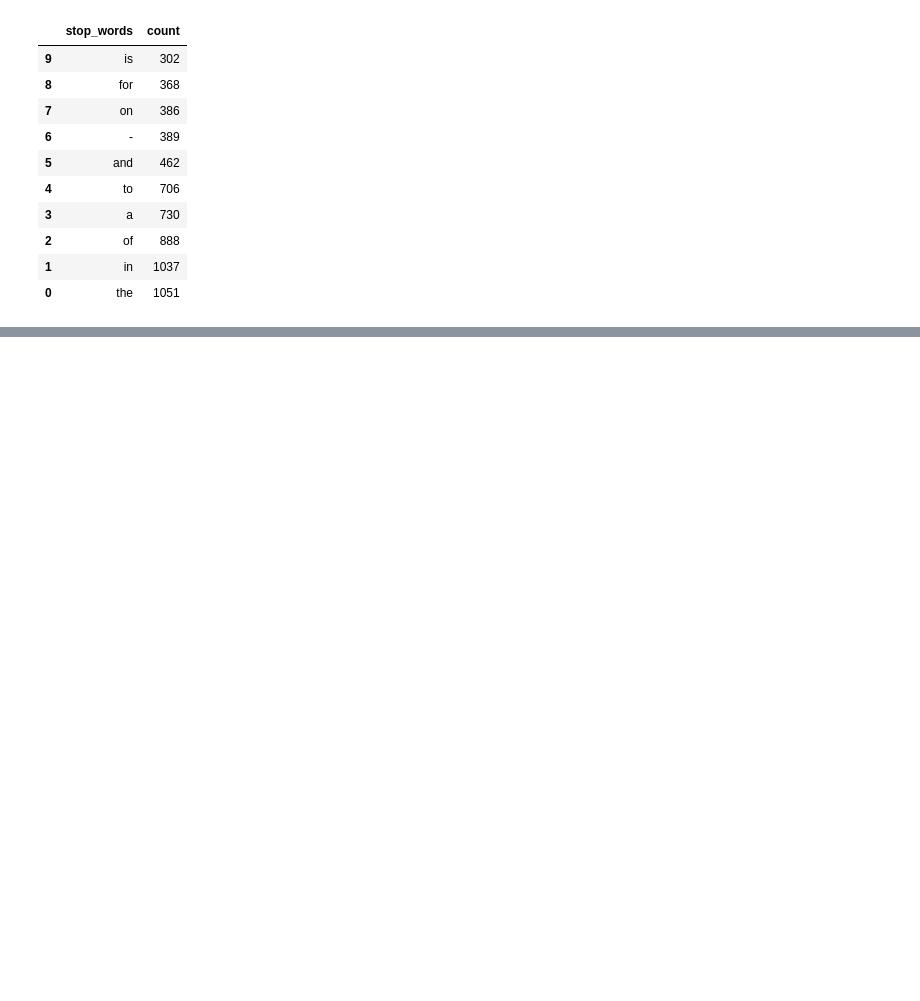
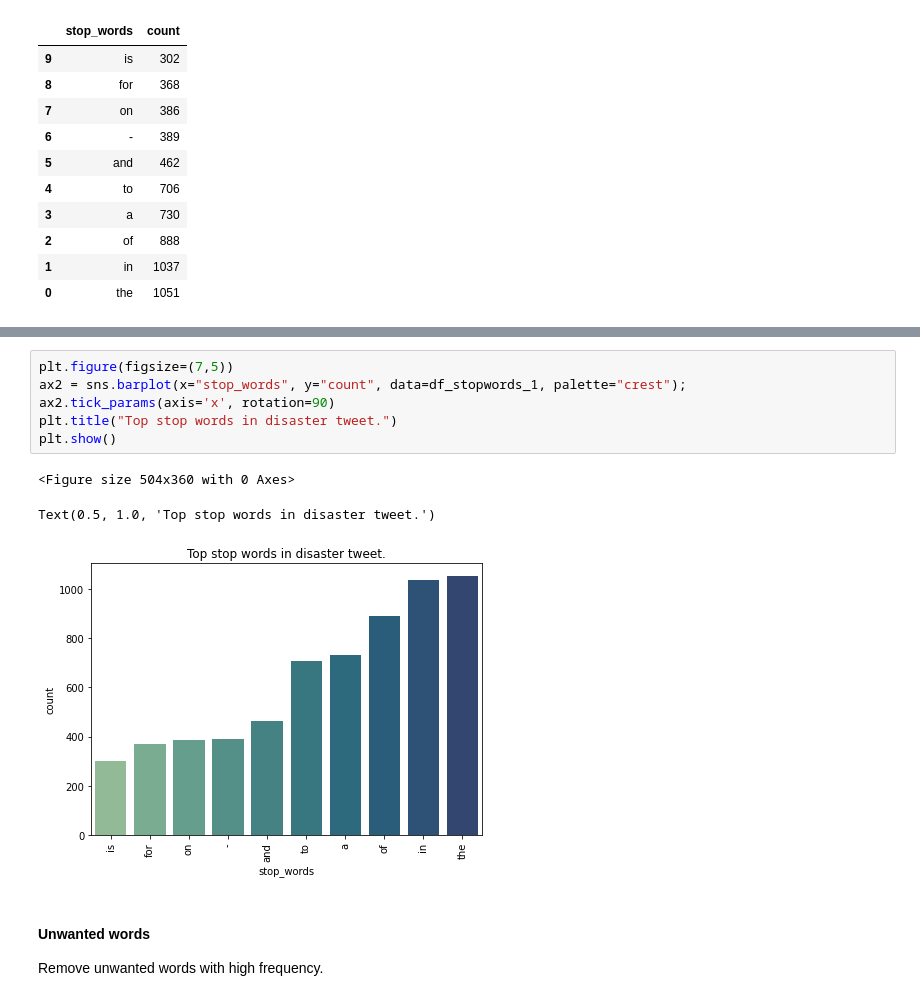
Before and after one commit to MKrouma/Jedha_Disaster, a Jupyter notebook: notebook/nlp_disaster_tweet.ipynb, the cells around one changed output, grey strips where cells are left out. Saved outputs shown, nothing was run; the diff lists cells and outputs as text; blank space fills up the shorter version.

```diff
--- a/notebook/nlp_disaster_tweet.ipynb
+++ b/notebook/nlp_disaster_tweet.ipynb
@@ -246,0 +265,13 @@ Stop words for disaster target
+# %%
+plt.figure(figsize=(7,5))
+ax2 = sns.barplot(x="stop_words", y="count", data=df_stopwords_1, palette="crest");
+ax2.tick_params(axis='x', rotation=90)
+plt.title("Top stop words in disaster tweet.")
+plt.show()
+# %% [output]
+<Figure size 504x360 with 0 Axes>
+Text(0.5, 1.0, 'Top stop words in disaster tweet.')
+[figure, added]
+# %% [markdown]
+#### Unwanted words
+Remove unwanted words with high frequency.
```
Also changed, not shown: parts of 34 cells of this notebook, 1 other file.
